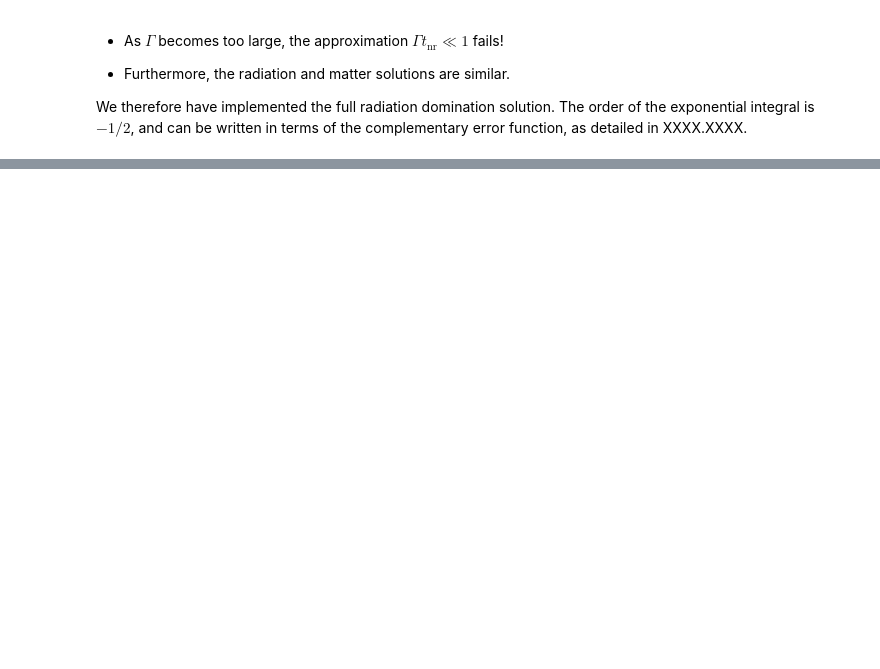
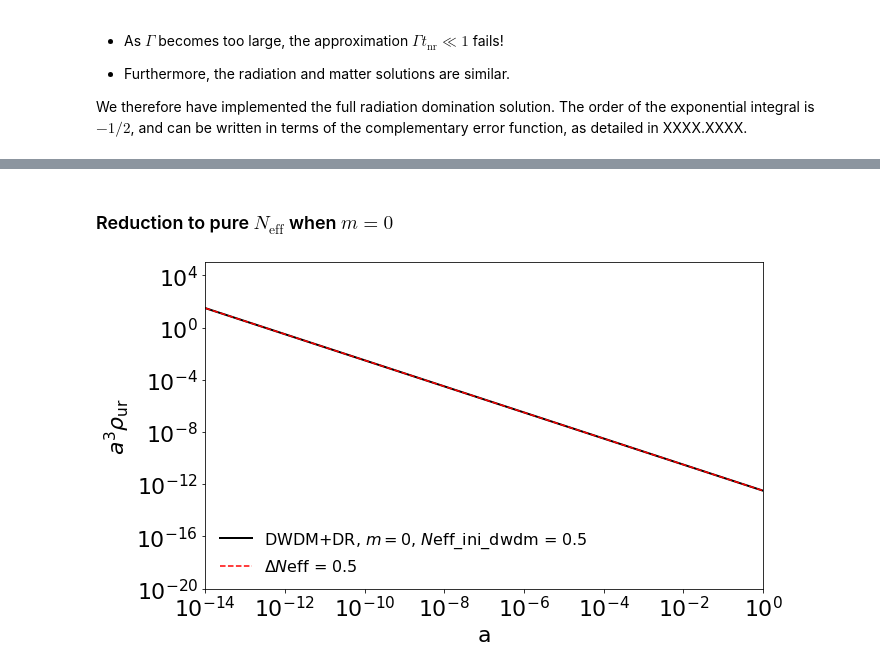
Before and after one commit to AarhusCosmology/CLASSpp_public, a Jupyter notebook: notebooks/127-ncdmdr-background-no-inv-no-qs.ipynb, the cells around one changed output, grey strips where cells are left out. Saved outputs shown, nothing was run; the diff lists cells and outputs as text; code cells hidden in the pictures; blank space fills up the shorter version.

```diff
--- a/notebooks/127-ncdmdr-background-no-inv-no-qs.ipynb
+++ b/notebooks/127-ncdmdr-background-no-inv-no-qs.ipynb
@@ -319,0 +348,36 @@ We therefore have implemented the full radiation domination solution. The order
+# %% [markdown]
+### Reduction to pure $N_{\mathrm{eff}}$ when $m=0$
+# %%
+Neff = 0.5
+
+cosmology = {
+    'YHe'               : 0.24,
+    'Omega_g'           : Omega_g,
+    'N_ncdm_decay_dr'   : 1,
+    'background_method' : 0,
+    'quadrature_strategy_ncdm_decay_dr': 3,
+    'N_momentum_bins_ncdm_decay_dr'    : 20,
+    'Gamma_ncdm_decay_dr'              : 1e+8,
+    'm_ncdm_decay_dr'                  : 0.0
+}
+
+neff_dwdm = Class(cosmology | {'m_ncdm_decay_dr' : 0.0, 'Neff_ini_dncdm' : Neff}).compute()
+neff_pure = Class(cosmology | {'N_eff' : Neff}).compute()
+
+plt.figure(figsize=(10,6))
+plt.xlabel('a'); plt.ylabel('$a^3 \\rho_{\\mathrm{ur}}$')
+plt.xscale('log'); plt.yscale('log')
+
+bg = neff_dwdm.get_background()
+alist = 1/(bg['z'] + 1)
+plt.plot(alist, alist**3*(bg['(.)rho_ncdm[0]'] + bg['(.)rho_dr[0]']), 'k-', lw=2, label=f"DWDM+DR, $m=0$, $N$eff_ini_dwdm = {Neff}")
+
+bg = neff_pure.get_background()
+alist = 1/(bg['z'] + 1)
+plt.plot(alist, alist**3*bg['(.)rho_ur'], 'r--', label=f"$\Delta N$eff = {Neff}")
+
+
+plt.xlim([min(alist), 1.0]); plt.ylim([1e-20, 1e+5])
+plt.legend(frameon=False, loc='lower left', fontsize=16);
+# %% [output]
+[figure, added]
```
Also changed, not shown: parts of 7 cells of this notebook, 3 other files.
